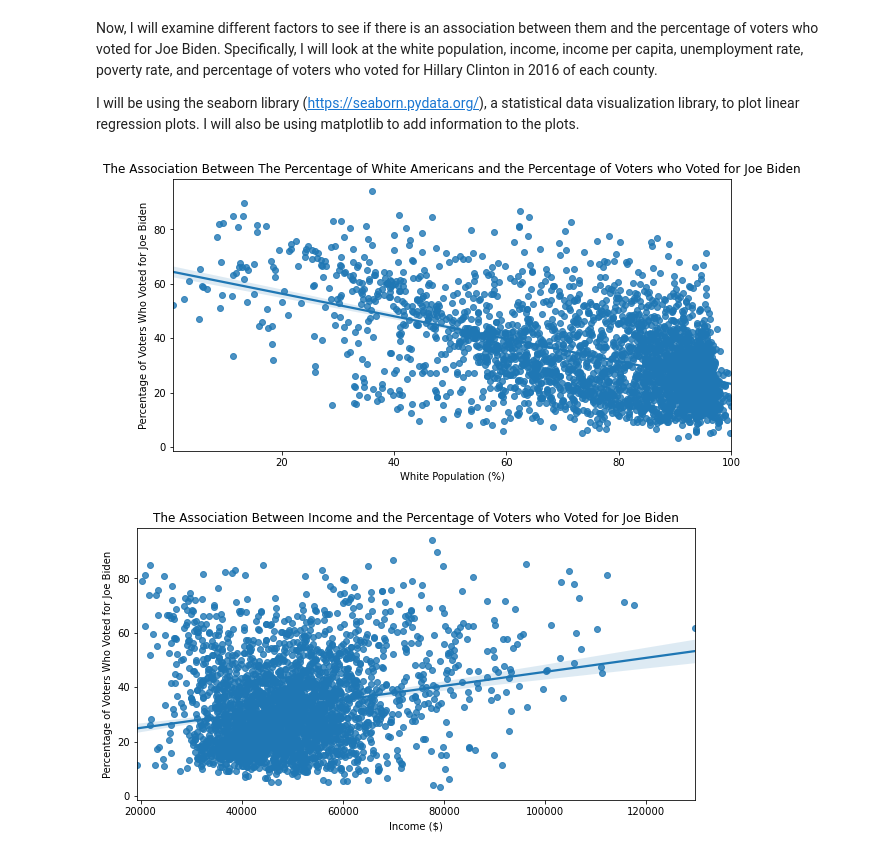
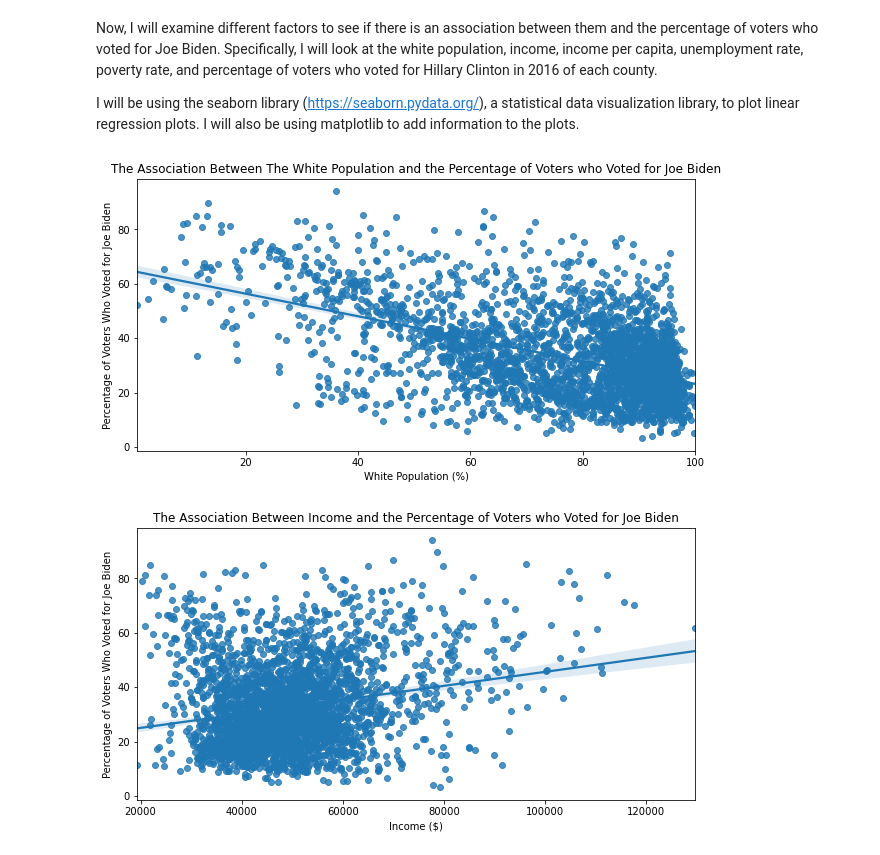
Before and after one commit to nehaswamy/nehaswamy.github.io, a Jupyter notebook: Election 2020 Data.ipynb, the cells around one changed output. Saved outputs shown, nothing was run; the diff lists cells and outputs as text; code cells hidden in the pictures.

```diff
--- a/Election 2020 Data.ipynb
+++ b/Election 2020 Data.ipynb
@@ -119,10 +119,10 @@ def plt(x, xlabel, title, data):
 # %%
 x = 'White'
 xlabel = 'White Population (%)'
-title = 'The Association Between The Percentage of White Americans and the Percentage of Voters who Voted for Joe Biden'
+title = 'The Association Between The White Population and the Percentage of Voters who Voted for Joe Biden'
 plt(x, xlabel, title, data)
 # %% [output]
-[figure, old version]
+[figure, new version]
 # %%
 x = 'Income'
 xlabel = 'Income ($)'
```
Also changed, not shown: parts of 1 cell of this notebook, 1 other file.
